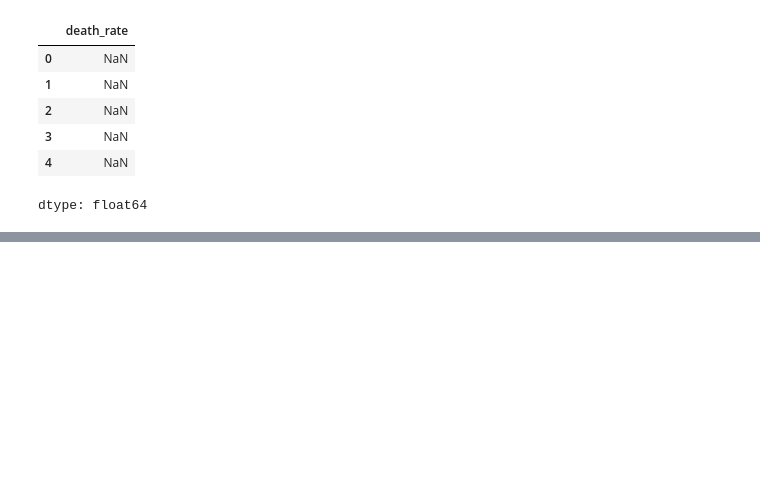
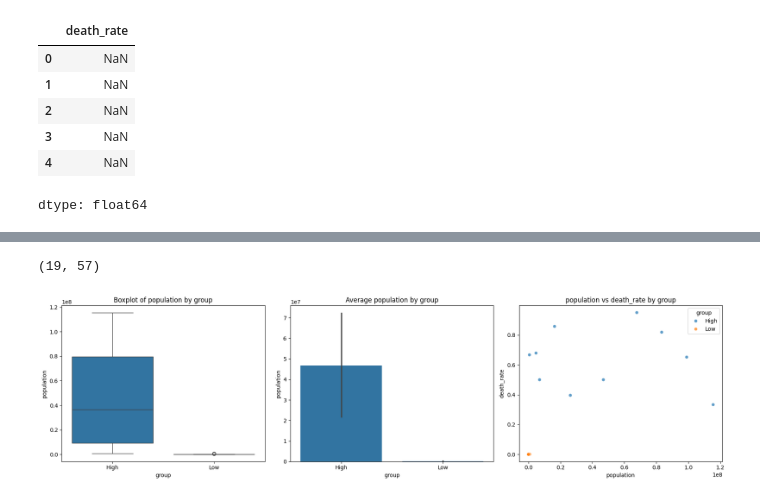
Before and after one commit to Salma-yossef-analytics/Covid19-global-trends-EDA, a Jupyter notebook: covid19-data-insights.ipynb, the cells around one changed output, grey strips where cells are left out. Drawn from its saved outputs; the diff is of its cells as text; code cells hidden in the pictures; blank space fills up the shorter version.

```diff
--- a/covid19-data-insights.ipynb
+++ b/covid19-data-insights.ipynb
@@ -237,0 +318,7 @@ dtype: float64
+# %%
+#إضافة عمود يحدد فئة الدولة
+top10_peak['group'] = 'High'
+df_low_death_rate['group'] = 'Low'
+
+df_compare = pd.concat([top10_peak,df_low_death_rate],ignore_index = True)
+print (df_compare.head())
@@ -237,0 +353,41 @@ dtype: float64
+# %%
+df_compare.shape
+# %% [output]
+(19, 57)
+# %%
+import matplotlib.pyplot as plt
+import seaborn as sns
+
+def compare_factor(data, column, target_col='death_rate', group_col='group'):
+    """
+    data       : DataFrame
+    column     : اسم العمود (العامل)  (string)
+    target_col : العمود المستهدف للمقارنة (افتراضياً 'death_rate')
+    group_col  : عمود تقسيم المجموعات (افتراضياً 'group')
+                  يحتوي قيم  'Low' أو 'High'
+    """
+
+    plt.figure(figsize=(18,5))
+
+    # Boxplot
+    plt.subplot(1,3,1)
+    sns.boxplot(data=data, x=group_col, y=column)
+    plt.title(f"Boxplot of {column} by {group_col}")
+
+    # Barplot (متوسطات)
+    plt.subplot(1,3,2)
+    sns.barplot(data=data, x=group_col, y=column, estimator='mean')
+    plt.title(f"Average {column} by {group_col}")
+
+    # Scatter plot
+    plt.subplot(1,3,3)
+    sns.scatterplot(data=data, x=column, y=target_col, hue=group_col, alpha=0.7)
+    plt.title(f"{column} vs {target_col} by {group_col}")
+
+    plt.tight_layout()
+    plt.show()
+# %%
+# : مقارنة عامل عدد السكان
+compare_factor(df_compare, 'population')
+# %% [output]
+[figure, added]
```
Also changed, not shown: parts of 21 cells of this notebook.
